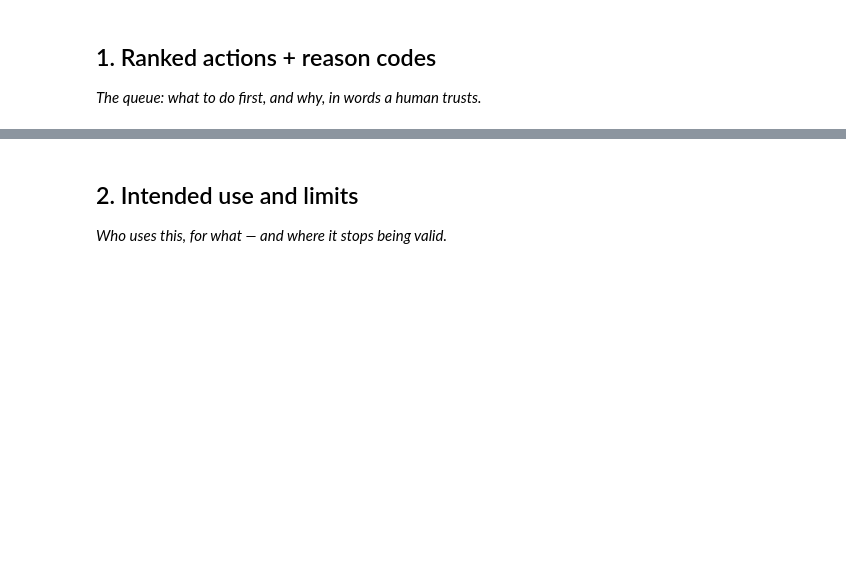
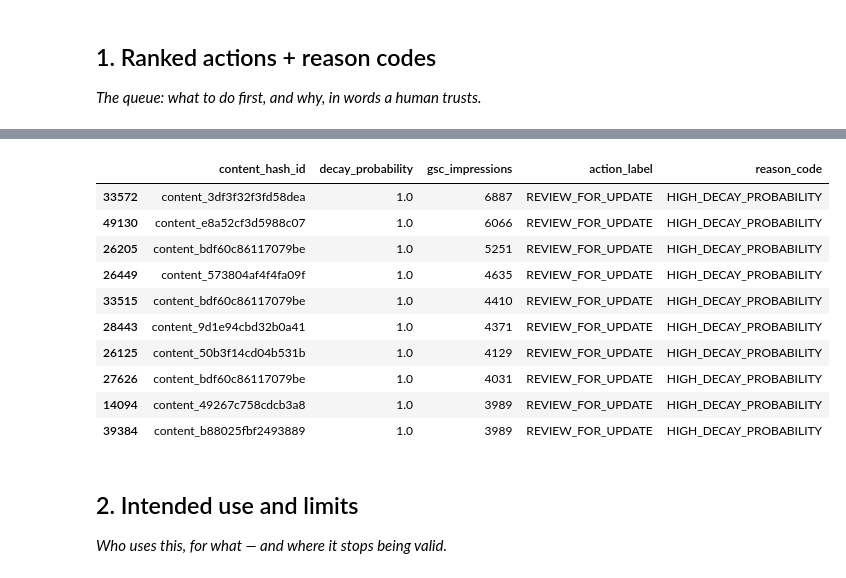
Before and after one commit to Usaf007/flyrankai-ml-internship, a Jupyter notebook: work/notebooks/w07_action_playbook.ipynb, the cells around one changed output, grey strips where cells are left out. Cells and saved outputs as stored; diff of their text form; code cells hidden in the pictures; blank space fills up the shorter version.

Commit message:
Execute ML-10 content action playbook and finalize exports

```diff
--- a/work/notebooks/w07_action_playbook.ipynb
+++ b/work/notebooks/w07_action_playbook.ipynb
@@ -16,3 +19,71 @@ This skeleton is yours to fill. Work the sections **in order** — each one has
+# %%
+# This cell is for CODE (numbers, a query, a check).
+# Write your text answer in the cell ABOVE this one — typing sentences here breaks Run All.
+
+import duckdb
+import pandas as pd
+import os
+import json
+from sklearn.ensemble import RandomForestClassifier
+from google.colab import userdata
+
+hf_token = userdata.get('HF_TOKEN')
+con = duckdb.connect()
+con.execute("INSTALL httpfs; LOAD httpfs;")
+con.execute(f"CREATE SECRET (TYPE huggingface, TOKEN '{hf_token}');")
+
+rel = "hf://datasets/FlyRank/internship-warehouse"
+fact_table = f"{rel}/fact_content_daily_performance/month=2026-03/*.parquet"
+dim_table = f"{rel}/dim_content.parquet"
+
+# Pull data and prepare the model
+query = f"""
+    SELECT
+        f.content_hash_id,
+        f.client_hash_id,
+        f.report_date,
+        f.gsc_impressions,
+        f.ga4_sessions,
+        f.gsc_clicks,
+        date_diff('day', d.content_created_date, f.report_date) AS age_days,
+        d.word_count,
+        CAST(CASE WHEN f.gsc_avg_position > 10 THEN 1 ELSE 0 END AS INTEGER) AS target_is_declining
+    FROM read_parquet('{fact_table}') f
+    JOIN read_parquet('{dim_table}') d ON f.content_hash_id = d.content_hash_id
+    WHERE f.ga4_data_available IS TRUE
+    LIMIT 50000
+"""
+df = con.execute(query).df().dropna()
+
+features = ['gsc_impressions', 'ga4_sessions', 'gsc_clicks', 'age_days', 'word_count']
+X = df[features]
+y = df['target_is_declining']
+
+# Train the model and generate probabilities
+rf = RandomForestClassifier(n_estimators=100, random_state=42).fit(X, y)
+df['decay_probability'] = rf.predict_proba(X)[:, 1].round(4)
+
+# Build the playbook queue
+df_queue = df[df['decay_probability'] > 0.60].copy()
+df_queue['action_label'] = 'REVIEW_FOR_UPDATE'
+df_queue['reason_code'] = 'HIGH_DECAY_PROBABILITY'
+
+# Sort by risk, then by historical volume to prioritize high-value pages
+df_queue = df_queue.sort_values(by=['decay_probability', 'gsc_impressions'], ascending=[False, False])
+
+display(df_queue[['content_hash_id', 'decay_probability', 'gsc_impressions', 'action_label', 'reason_code']].head(10))
+# %% [output]
+|  | content_hash_id | decay_probability | gsc_impressions | action_label | reason_code |
+| 33572 | content_3df3f32f3fd58dea | 1.0 | 6887 | REVIEW_FOR_UPDATE | HIGH_DECAY_PROBABILITY |
+| 49130 | content_e8a52cf3d5988c07 | 1.0 | 6066 | REVIEW_FOR_UPDATE | HIGH_DECAY_PROBABILITY |
+| 26205 | content_bdf60c86117079be | 1.0 | 5251 | REVIEW_FOR_UPDATE | HIGH_DECAY_PROBABILITY |
+| 26449 | content_573804af4f4fa09f | 1.0 | 4635 | REVIEW_FOR_UPDATE | HIGH_DECAY_PROBABILITY |
+| 33515 | content_bdf60c86117079be | 1.0 | 4410 | REVIEW_FOR_UPDATE | HIGH_DECAY_PROBABILITY |
+| 28443 | content_9d1e94cbd32b0a41 | 1.0 | 4371 | REVIEW_FOR_UPDATE | HIGH_DECAY_PROBABILITY |
+| 26125 | content_50b3f14cd04b531b | 1.0 | 4129 | REVIEW_FOR_UPDATE | HIGH_DECAY_PROBABILITY |
+| 27626 | content_bdf60c86117079be | 1.0 | 4031 | REVIEW_FOR_UPDATE | HIGH_DECAY_PROBABILITY |
+| 14094 | content_49267c758cdcb3a8 | 1.0 | 3989 | REVIEW_FOR_UPDATE | HIGH_DECAY_PROBABILITY |
+| 39384 | content_b88025fbf2493889 | 1.0 | 3989 | REVIEW_FOR_UPDATE | HIGH_DECAY_PROBABILITY |
 # %% [markdown]
 ## 2. Intended use and limits
 
```
Also changed, not shown: parts of 11 cells of this notebook.
